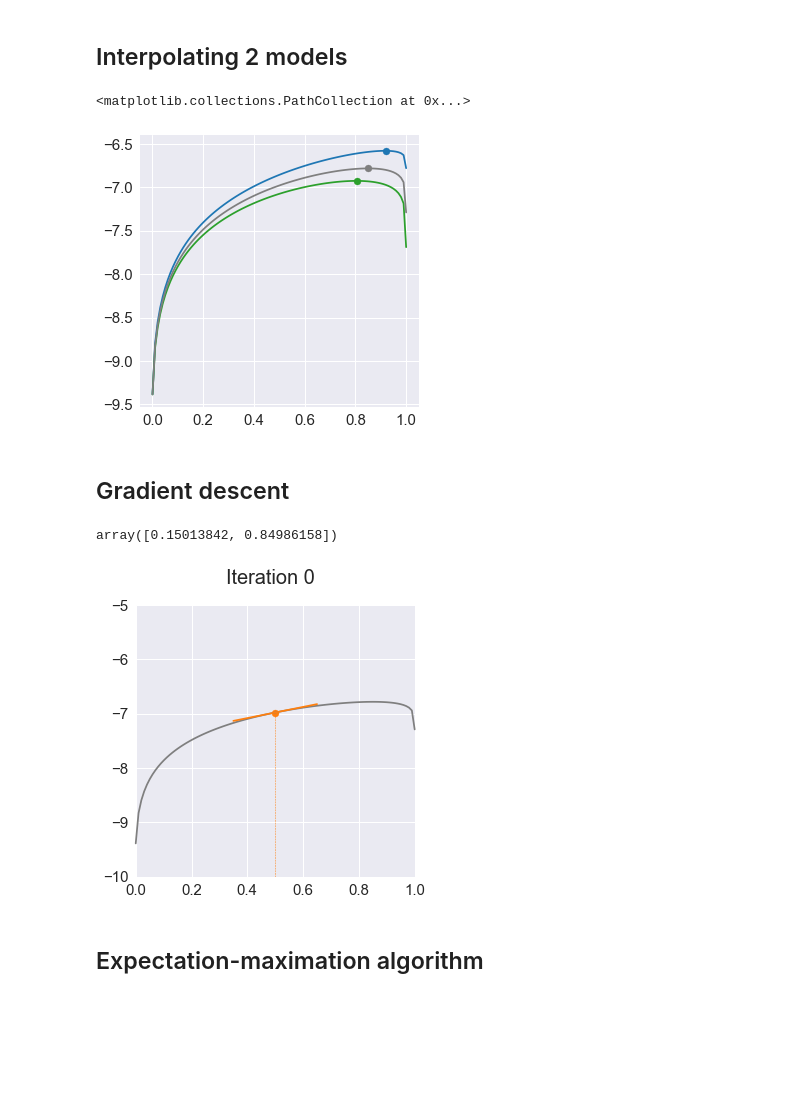
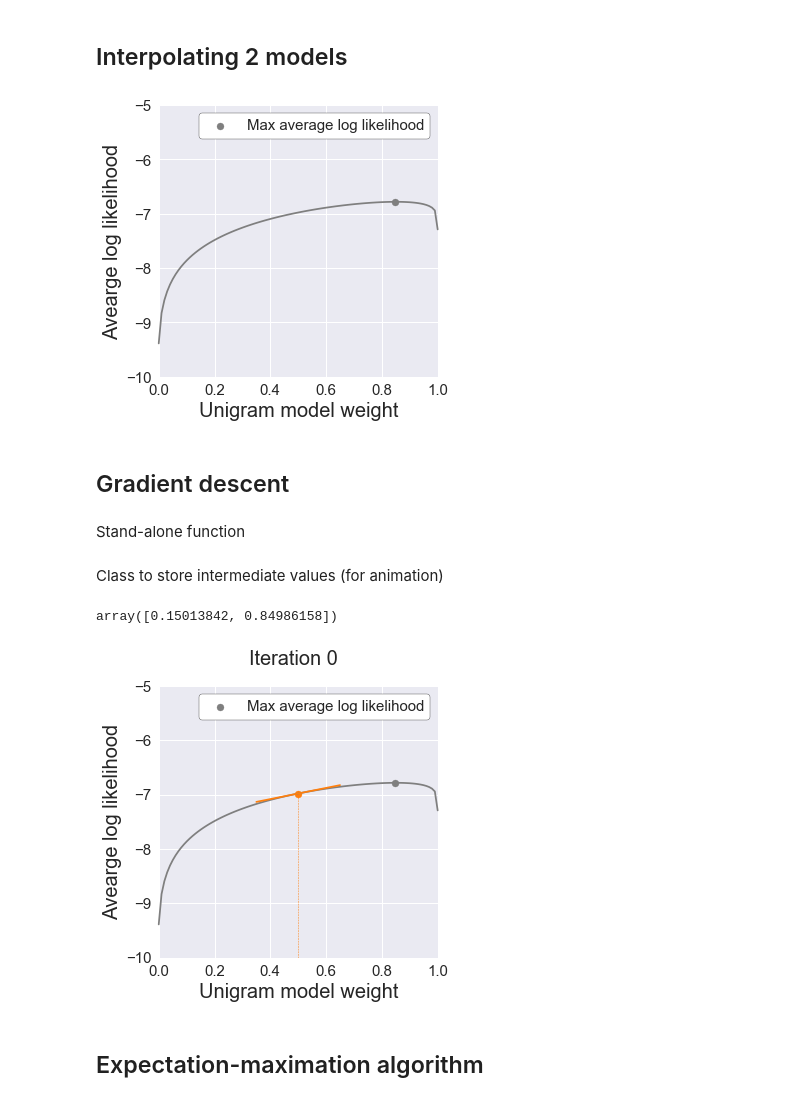
Before and after one commit to khanhnguyendata/ngram, a Jupyter notebook: analysis/part3.ipynb, the cells around one changed output. Saved outputs shown, nothing was run; the diff lists cells and outputs as text; code cells hidden in the pictures; blank space fills up the shorter version.

```diff
--- a/analysis/part3.ipynb
+++ b/analysis/part3.ipynb
@@ -7,7 +7,7 @@ from analysis.ngram import calculate_avg_ll
 from analysis.plot_utils import plt, legend_opts, savefig
 from matplotlib.animation import FuncAnimation
 # %%
-def calculate_avg_ln(prob_matrix, weights):
+def calculate_avg_ln(prob_matrix, weights=None):
     return calculate_avg_ll(prob_matrix, weights, log_function=np.log)
 # %% [markdown]
 ## Combine models sequentially
@@ -76,15 +78,24 @@ for unigram_weight in unigram_weights:
 # %%
 fig, ax = plt.subplots(figsize=(5, 5))
 
-ax.plot(unigram_weights, dev1_avg_lls, color='tab:blue', clip_on=False)
-ax.plot(unigram_weights, dev2_avg_lls, color='tab:green', clip_on=False)
+# ax.plot(unigram_weights, dev1_avg_lls, color='tab:blue', clip_on=False)
+# ax.plot(unigram_weights, dev2_avg_lls, color='tab:green', clip_on=False)
 ax.plot(unigram_weights, dev_avg_lls, color='tab:gray', clip_on=False)
 
-ax.scatter(unigram_weights[np.argmax(dev1_avg_lls)], np.max(dev1_avg_lls), color='tab:blue', clip_on=False)
-ax.scatter(unigram_weights[np.argmax(dev2_avg_lls)], np.max(dev2_avg_lls), color='tab:green', clip_on=False)
-ax.scatter(unigram_weights[np.argmax(dev_avg_lls)], np.max(dev_avg_lls), color='tab:gray', clip_on=False)
+# ax.scatter(unigram_weights[np.argmax(dev1_avg_lls)], np.max(dev1_avg_lls), color='tab:blue', clip_on=False)
+# ax.scatter(unigram_weights[np.argmax(dev2_avg_lls)], np.max(dev2_avg_lls), color='tab:green', clip_on=False)
+ax.scatter(unigram_weights[np.argmax(dev_avg_lls)], np.max(dev_avg_lls), color='tab:gray', clip_on=False, label='Max average log likelihood')
+
+ax.set_xlim(0, 1)
+ax.set_ylim(-10, -5)
+ax.legend(**legend_opts)
+ax.set_xlabel('Unigram model weight')
+ax.set_ylabel('Avearge log likelihood')
+
+savefig(fig, 'avg_ll_two_models.png')
 # %% [output]
-<matplotlib.collections.PathCollection at 0x...>
-[figure, old version]
+[figure, new version]
 # %% [markdown]
 ## Gradient descent
+# %% [markdown]
+Stand-alone function
@@ -91,3 +121,5 @@ ax.scatter(unigram_weights[np.argmax(dev_avg_lls)], np.max(dev_avg_lls), color='
+# %% [markdown]
+Class to store intermediate values (for animation)
 # %%
 class GradientDescent:
     def __init__(self, track_iteration=True):
@@ -138,14 +170,19 @@ def update(fig, ax, iteration):
 # %%
 fig, ax = plt.subplots(figsize=(5, 5))
 ax.plot(unigram_weights, dev_avg_lls, color='tab:gray', clip_on=False)
+ax.scatter(unigram_weights[np.argmax(dev_avg_lls)], np.max(dev_avg_lls), color='tab:gray', clip_on=False, label='Max average log likelihood')
 ax.set_xlim(0, 1)
 ax.set_ylim(-10, -5)
 
+ax.legend(**legend_opts)
+ax.set_xlabel('Unigram model weight')
+ax.set_ylabel('Avearge log likelihood')
+
 anim = FuncAnimation(fig, lambda iteration: update(fig, ax, iteration),
-                     frames=range(n_iter), interval=200, repeat=True)
+                     frames=range(n_iter), interval=300, repeat=True)
 anim.save('../viz/gradient_descent.mp4', writer='ffmpeg')
 # %% [output]
-[figure, old version]
+[figure, new version]
 # %% [markdown]
 ## Expectation-maximation algorithm
 # %% [markdown]
```
Also changed, not shown: parts of 19 cells of this notebook, 8 other files.
